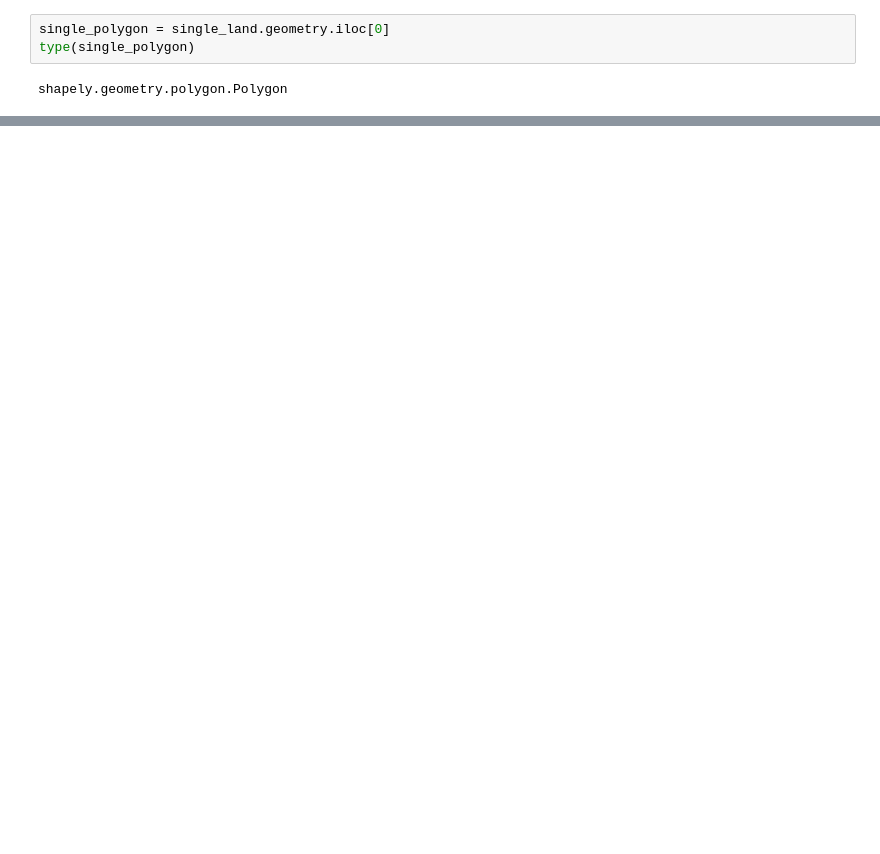
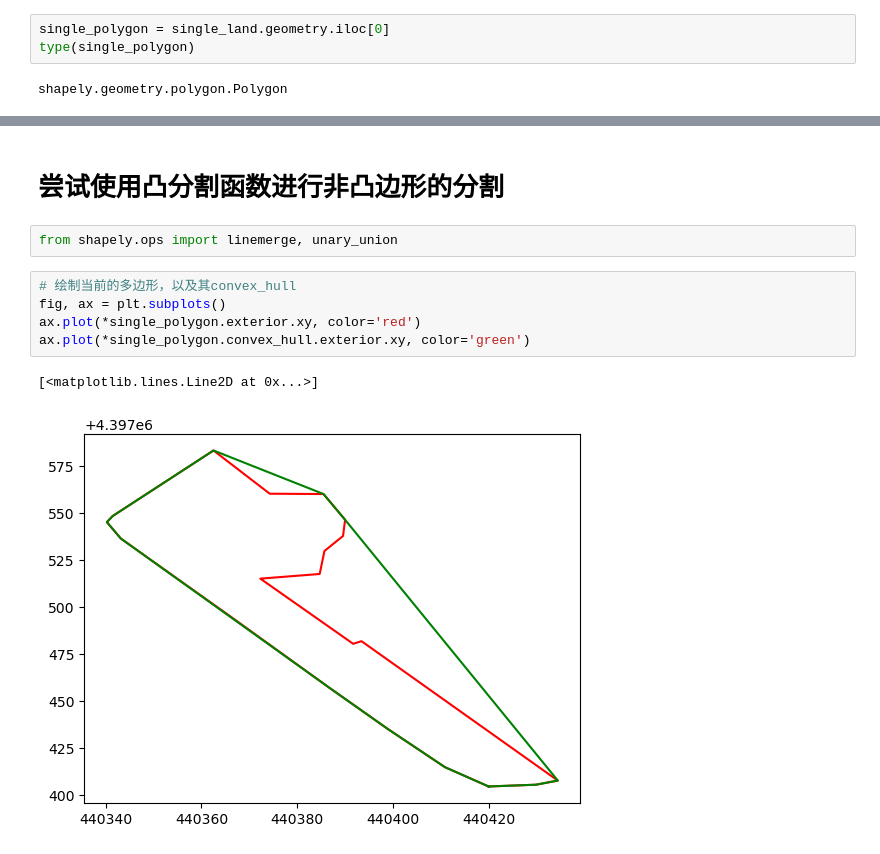
Before and after one commit to Teayyyy/CPP_on_Mountainous_Hilly_Field, a Jupyter notebook: Scratch/test_split_convex.ipynb, the cells around one changed output, grey strips where cells are left out. Saved outputs shown, nothing was run; the diff lists cells and outputs as text; blank space fills up the shorter version.

```diff
--- a/Scratch/test_split_convex.ipynb
+++ b/Scratch/test_split_convex.ipynb
@@ -29,0 +82,12 @@ NameError: name 'a' is not defined
+# %% [markdown]
+# 尝试使用凸分割函数进行非凸边形的分割
+# %%
+from shapely.ops import linemerge, unary_union
+# %%
+# 绘制当前的多边形，以及其convex_hull
+fig, ax = plt.subplots()
+ax.plot(*single_polygon.exterior.xy, color='red')
+ax.plot(*single_polygon.convex_hull.exterior.xy, color='green')
+# %% [output]
+[<matplotlib.lines.Line2D at 0x...>]
+[figure, added]
```
Also changed, not shown: parts of 14 cells of this notebook, 2 other files.
